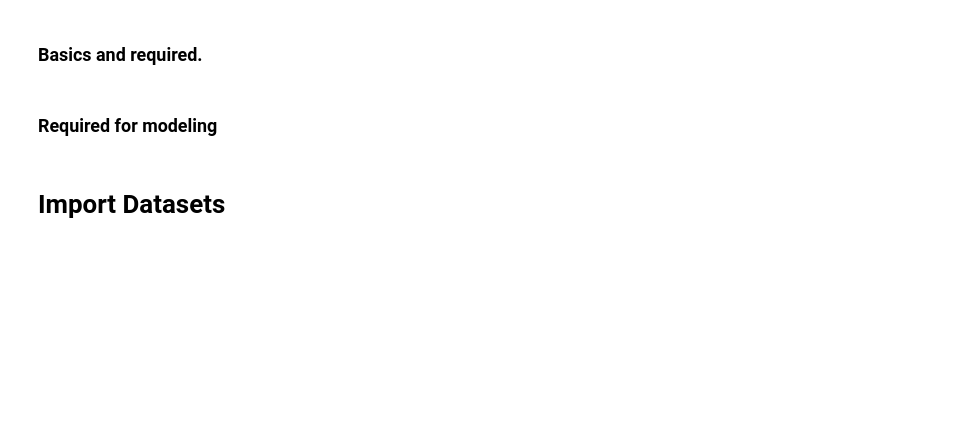
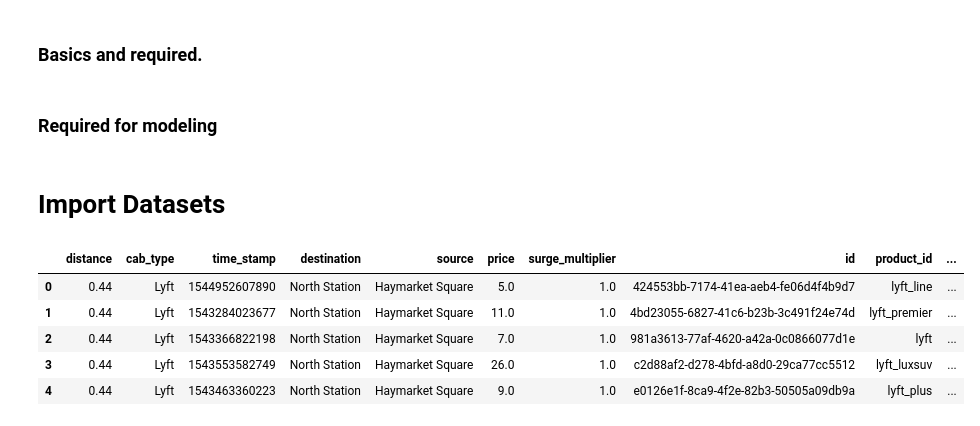
Before and after one commit to mascarenhasneil/UberPricePrediction, a Jupyter notebook: UberPricePrediction-Notebook.ipynb, the cells around one changed output. Drawn from its saved outputs; the diff is of its cells as text; code cells hidden in the pictures; blank space fills up the shorter version.

```diff
--- a/UberPricePrediction-Notebook.ipynb
+++ b/UberPricePrediction-Notebook.ipynb
@@ -64,3 +70,12 @@ sns.set_theme(style = 'whitegrid')
 # %%
 uber_data=pd.read_csv('Data\cab_rides.csv')
 weather_data=pd.read_csv('Data\weather.csv')
+# %%
+uber_data.head() #### To  check if the dataset is imported or not.
+# %% [output]
+|  | distance | cab_type | time_stamp | destination | source | price | surge_multiplier | id | product_id | ... |
+| 0 | 0.44 | Lyft | 1544952607890 | North Station | Haymarket Square | 5.0 | 1.0 | 424553bb-7174-41ea-aeb4-fe06d4f4b9d7 | lyft_line | ... |
+| 1 | 0.44 | Lyft | 1543284023677 | North Station | Haymarket Square | 11.0 | 1.0 | 4bd23055-6827-41c6-b23b-3c491f24e74d | lyft_premier | ... |
+| 2 | 0.44 | Lyft | 1543366822198 | North Station | Haymarket Square | 7.0 | 1.0 | 981a3613-77af-4620-a42a-0c0866077d1e | lyft | ... |
+| 3 | 0.44 | Lyft | 1543553582749 | North Station | Haymarket Square | 26.0 | 1.0 | c2d88af2-d278-4bfd-a8d0-29ca77cc5512 | lyft_luxsuv | ... |
+| 4 | 0.44 | Lyft | 1543463360223 | North Station | Haymarket Square | 9.0 | 1.0 | e0126e1f-8ca9-4f2e-82b3-50505a09db9a | lyft_plus | ... |
```
Also changed, not shown: parts of 19 cells of this notebook.
